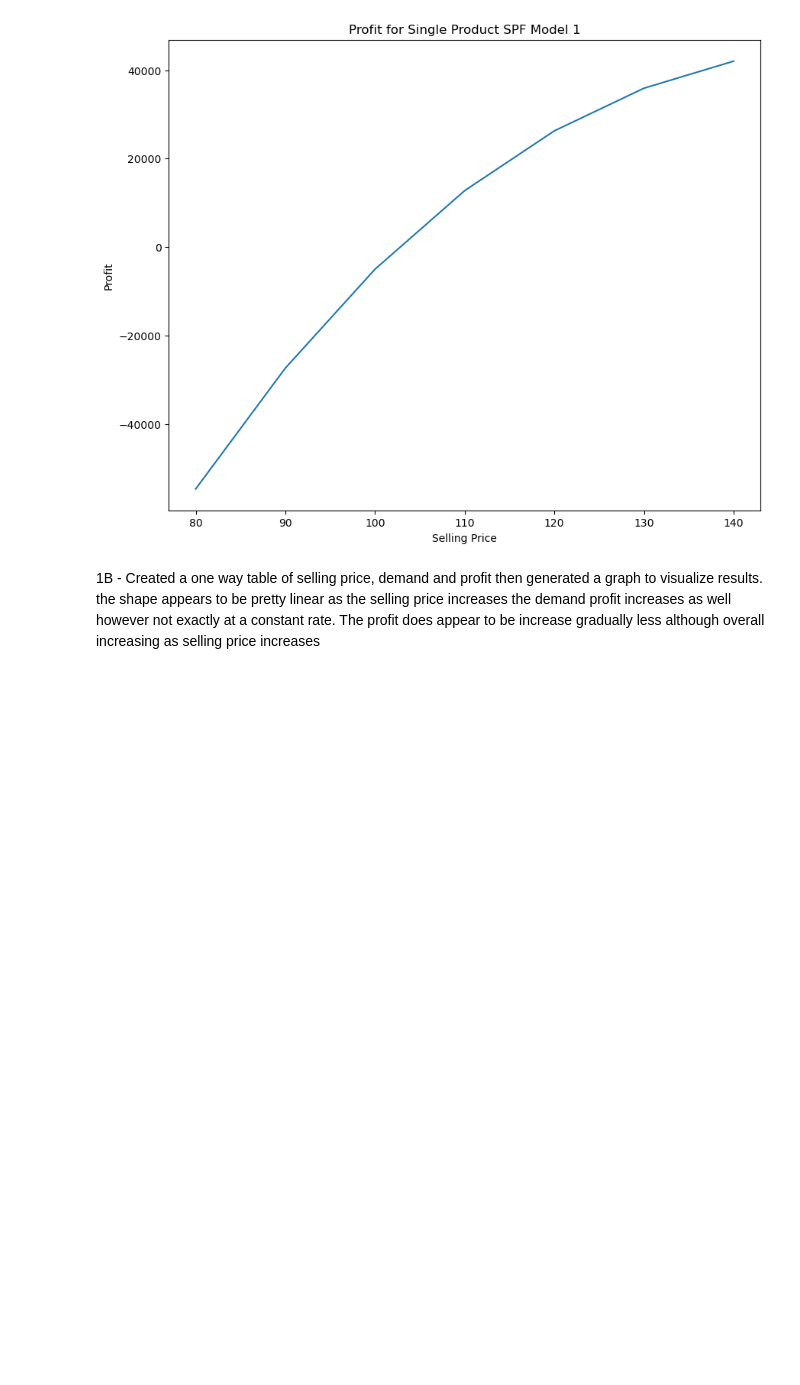
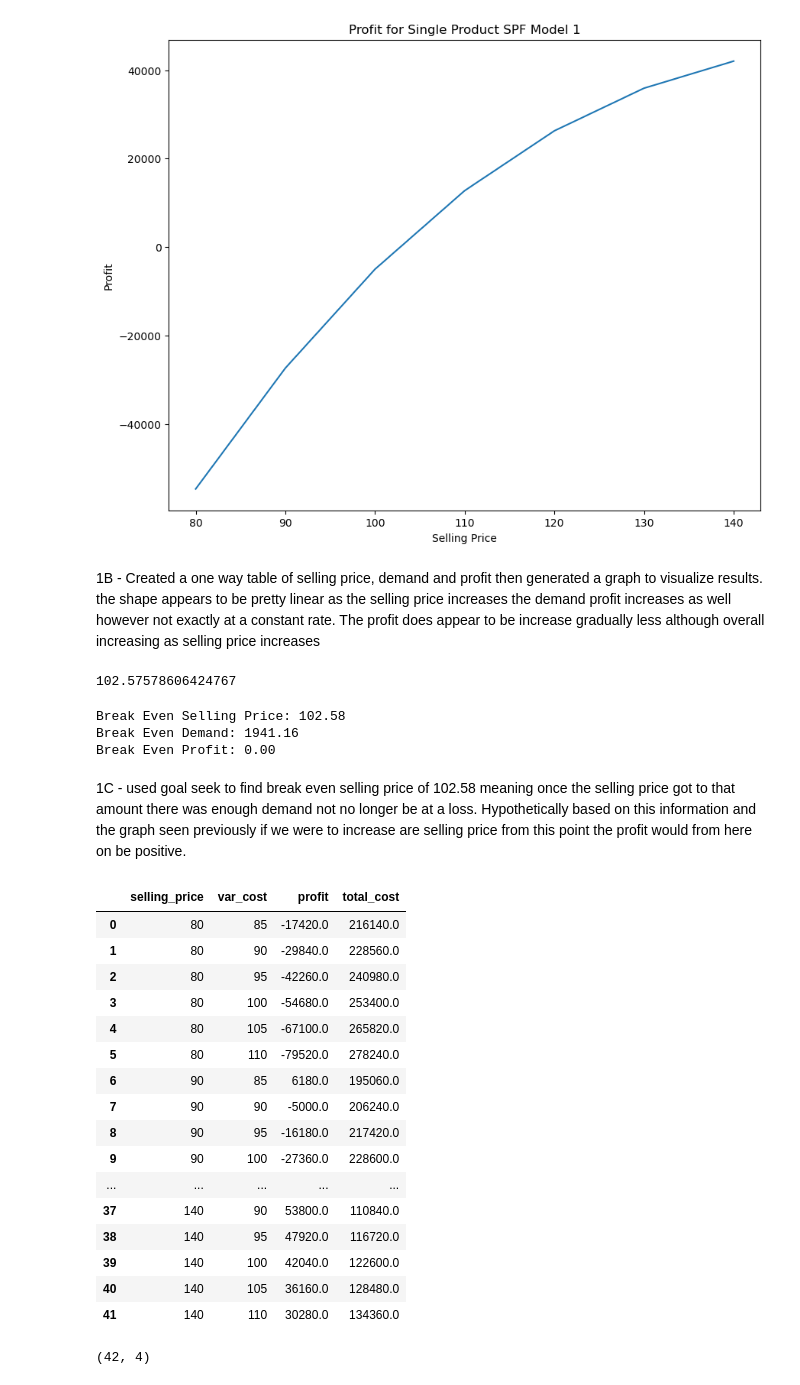
Before and after one commit to devlinmacaulay-debug/hw2_analysis1_break_even, a Jupyter notebook: hw2_analysis1_break_even.ipynb, the cells around one changed output. Cells and saved outputs as stored; diff of their text form; code cells hidden in the pictures; blank space fills up the shorter version.

```diff
--- a/hw2_analysis1_break_even.ipynb
+++ b/hw2_analysis1_break_even.ipynb
@@ -92,3 +92,62 @@ plt.show()
 1B - Created a one way table of selling price, demand and profit then generated a graph to visualize results.
 the shape appears to be pretty linear as the selling price increases the demand profit increases as well however not
 exactly at a constant rate. The profit does appear to be increase gradually less although overall increasing as selling price increases
+# %%
+#1C - Break Even
+model_2 = SingleProductSPF()
+
+#find break even price
+model_2_break_even_price = model_2.goal_seek(obj_fn="profit", target=0, by_changing="selling_price", a=80, b=140)
+
+#display result
+model_2_break_even_price
+# %% [output]
+102.57578606424767
+# %%
+##check results
+model_2.selling_price = model_2_break_even_price
+print(f"Break Even Selling Price: {model_2_break_even_price:.2f}")
+print(f"Break Even Demand: {model_2.demand():.2f}")
+print(f"Break Even Profit: {model_2.profit():.2f}")
+# %% [output]
+Break Even Selling Price: 102.58
+Break Even Demand: 1941.16
+Break Even Profit: 0.00
+# %% [markdown]
+1C - used goal seek to find break even selling price of 102.58 meaning once the selling price got to that amount
+there was enough demand not no longer be at a loss. Hypothetically based on this information and the graph seen previously if we were to increase are selling price from this point the profit would from here on be positive.
+# %%
+#1D 2-Way Data Table
+model_3 = SingleProductSPF()
+
+##create ranges for both price and variable production cost
+model_3_range = {"selling_price": np.arange(80, 141, 10), "var_cost": np.arange(85, 111, 5)}
+
+##creating 2 way data table
+model_3_dt = model_3.data_table(model_3_range, outputs=["profit", "total_cost"])
+
+##check dt result
+model_3_dt
+# %% [output]
+|  | selling_price | var_cost | profit | total_cost |
+| 0 | 80 | 85 | -17420.0 | 216140.0 |
+| 1 | 80 | 90 | -29840.0 | 228560.0 |
+| 2 | 80 | 95 | -42260.0 | 240980.0 |
+| 3 | 80 | 100 | -54680.0 | 253400.0 |
+| 4 | 80 | 105 | -67100.0 | 265820.0 |
+| 5 | 80 | 110 | -79520.0 | 278240.0 |
+| 6 | 90 | 85 | 6180.0 | 195060.0 |
+| 7 | 90 | 90 | -5000.0 | 206240.0 |
+| 8 | 90 | 95 | -16180.0 | 217420.0 |
+| 9 | 90 | 100 | -27360.0 | 228600.0 |
+| ... | ... | ... | ... | ... |
+| 37 | 140 | 90 | 53800.0 | 110840.0 |
+| 38 | 140 | 95 | 47920.0 | 116720.0 |
+| 39 | 140 | 100 | 42040.0 | 122600.0 |
+| 40 | 140 | 105 | 36160.0 | 128480.0 |
+| 41 | 140 | 110 | 30280.0 | 134360.0 |
+# %%
+##figure out size to display visually in a graph
+model_3_dt.shape
+# %% [output]
+(42, 4)
```
Also changed, not shown: parts of 3 cells of this notebook.
